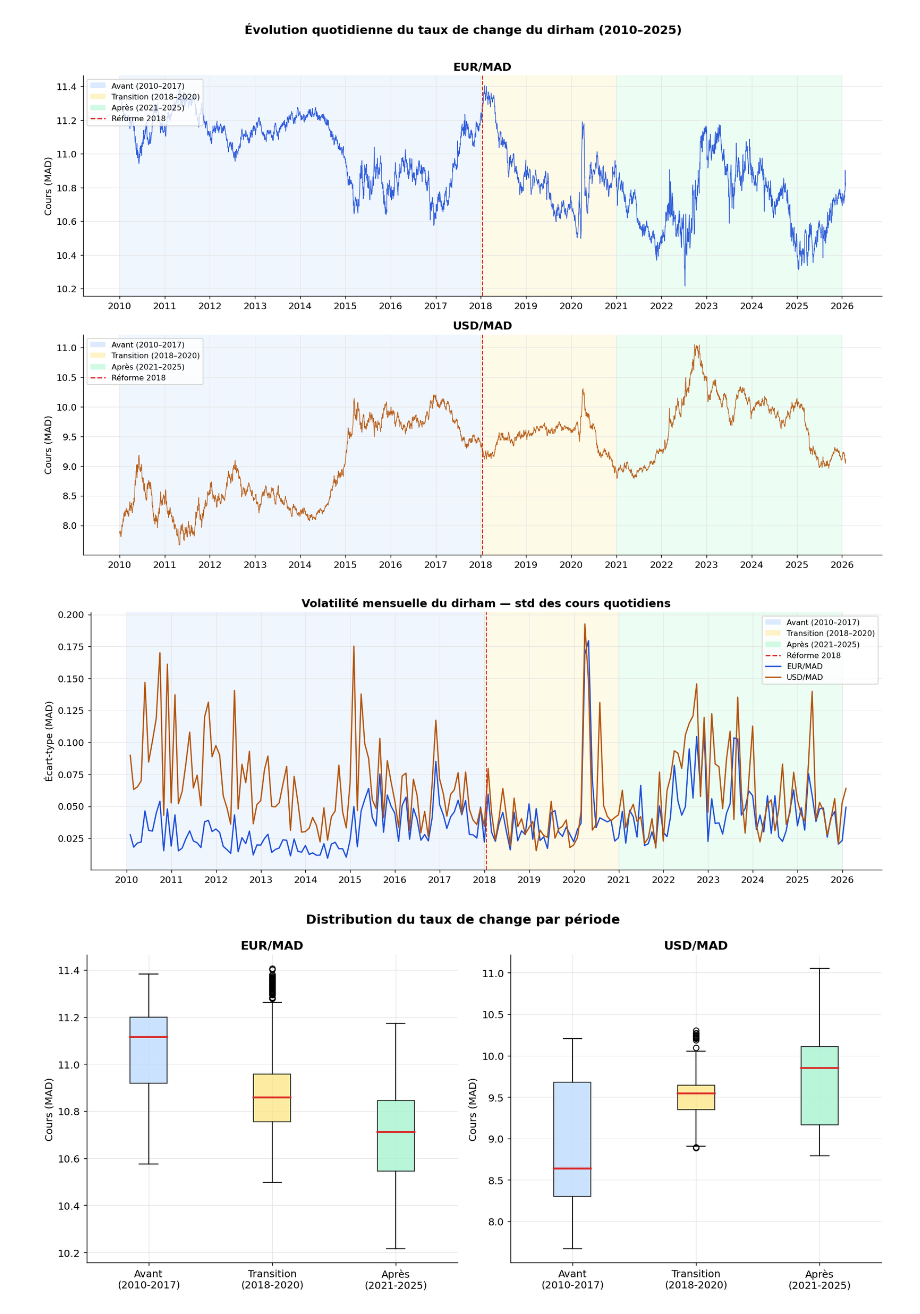
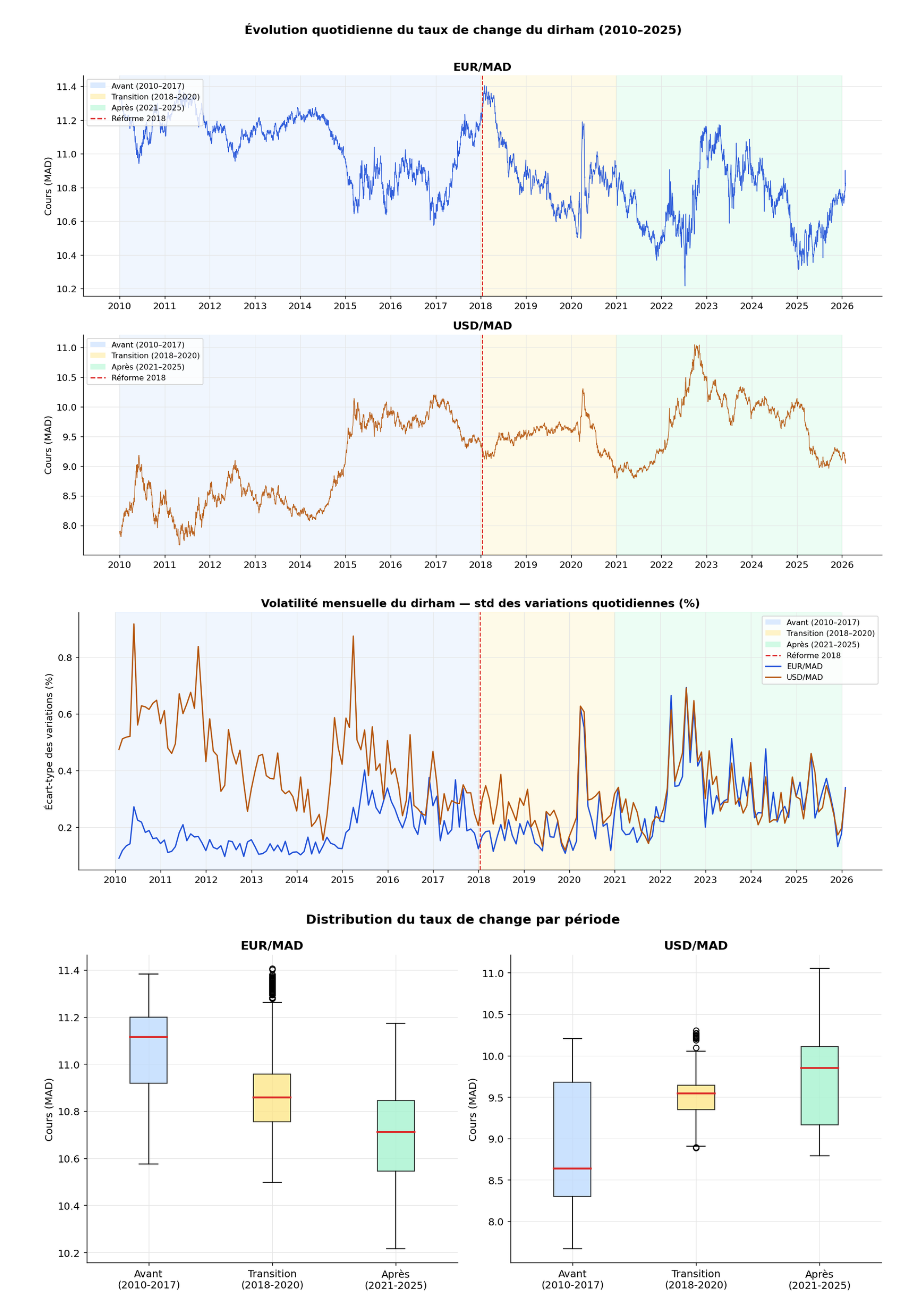
Before and after one commit to JanahAsmae/liberalisation-regime-change-maroc, a Jupyter notebook: notebooks/eda_and_cleaning.ipynb, the cells around one changed output. Drawn from its saved outputs; the diff is of its cells as text; code cells hidden in the pictures.

Commit message:
modification faites sur quelques cellules

```diff
--- a/notebooks/eda_and_cleaning.ipynb
+++ b/notebooks/eda_and_cleaning.ipynb
@@ -417,7 +417,7 @@ output_dir = Path("..") / "data" / "cleaned"
 
 for name, df in cleaned.items():
     output_path = output_dir / f"{name}_cleaned.csv"
-    df.to_csv(output_path, index=False)
+    df.to_csv(output_path, index=False, encoding='utf-8-sig')
     print(f"Saved {name} to {output_path}")
 # %% [output]
 Saved taux_change (EUR) to ..\data\cleaned\taux_change (EUR)_cleaned.csv
@@ -457,3 +457,35 @@ csv_files = sorted([p for p in data_dir.iterdir()])
 dfs = [pd.read_csv(p) for p in csv_files]
 dfs_names = [p.stem for p in csv_files]
 dfs_dict = dict(zip(dfs_names, dfs))
+# %%
+# Reconvertir les dates après rechargement depuis cleaned/
+# (pd.read_csv relit tout en string)
+
+# Taux de change
+eur_mad = dfs_dict['taux_change (EUR)_cleaned'].copy()
+usd_mad = dfs_dict['taux_change (USD)_cleaned'].copy()
+eur_mad['Date'] = pd.to_datetime(eur_mad['Date'])
+usd_mad['Date'] = pd.to_datetime(usd_mad['Date'])
+
+# MASI
+dfs_dict['masi_cleaned']['Date'] = pd.to_datetime(dfs_dict['masi_cleaned']['Date'])
+
+# IPC — redéfinir ipc_clean pour les cellules suivantes
+ipc_clean = dfs_dict['ipc_cleaned'].copy()
+MOIS_ORDER = {
+    'janvier':1,'février':2,'mars':3,'avril':4,
+    'mai':5,'juin':6,'juillet':7,'août':8,
+    'septembre':9,'octobre':10,'novembre':11,'décembre':12
+}
+ipc_clean['mois_num'] = ipc_clean['mois'].map(MOIS_ORDER)
+ipc_clean['date'] = pd.to_datetime(
+    ipc_clean['annee'].astype(str) + '-' +
+    ipc_clean['mois_num'].astype(str).str.zfill(2) + '-01'
+)
+ipc_clean = ipc_clean.sort_values('date').reset_index(drop=True)
+
+print("✓ Dates reconverties")
+print(f"  eur_mad  : {eur_mad['Date'].dtype} | {eur_mad['Date'].min().date()} → {eur_mad['Date'].max().date()}")
+print(f"  usd_mad  : {usd_mad['Date'].dtype} | {usd_mad['Date'].min().date()} → {usd_mad['Date'].max().date()}")
+print(f"  masi     : {dfs_dict['masi_cleaned']['Date'].dtype}")
+print(f"  ipc_clean: {ipc_clean.shape} | {ipc_clean['date'].min().date()} → {ipc_clean['date'].max().date()}")
@@ -769,35 +809,35 @@ plt.show()
 # %% [output]
 [figure]
 # %%
-#  Volatilité mensuelle (std des cours quotidiens)
+# Volatilité mensuelle (std des VARIATIONS quotidiennes)
 fig, ax = plt.subplots(figsize=(14, 5))
 
 for df, devise, color in [
     (eur_mad, 'EUR/MAD', COLORS['eur']),
     (usd_mad, 'USD/MAD', COLORS['usd']),
 ]:
-    vol = (df.set_index('Date')['Cours']
+    vol = (df.set_index('Date')['Variation']  # ← Variation, pas Cours
              .resample('M').std()
              .dropna())
     ax.plot(vol.index, vol.values,
             color=color, linewidth=1.5, label=devise)
 
 add_bands(ax, is_date=True)
-ax.set_title("Volatilité mensuelle du dirham — std des cours quotidiens",
+ax.set_title("Volatilité mensuelle du dirham — std des variations quotidiennes (%)",
              fontweight='bold')
-ax.set_ylabel("Écart-type (MAD)")
+ax.set_ylabel("Écart-type des variations (%)")
 ax.legend(handles=legend_periodes() + [
     plt.Line2D([0],[0], color=COLORS['eur'], label='EUR/MAD'),
     plt.Line2D([0],[0], color=COLORS['usd'], label='USD/MAD'),
 ], fontsize=9)
 ax.xaxis.set_major_locator(mdates.YearLocator())
 ax.xaxis.set_major_formatter(mdates.DateFormatter('%Y'))
 
 plt.tight_layout()
 plt.savefig("../visualisation/viz_02_volatilite.png", bbox_inches='tight', dpi=150)
 plt.show()
 # %% [output]
-[figure, old version]
+[figure, new version]
 # %%
 #  Boxplot de la distribution par période
 
```
Also changed, not shown: parts of 6 cells of this notebook, 16 other files.
